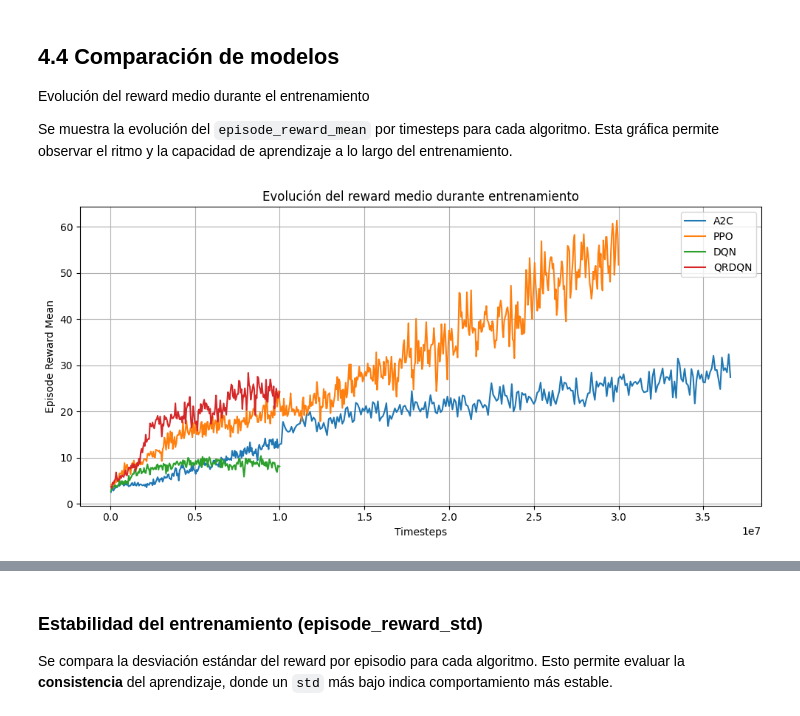
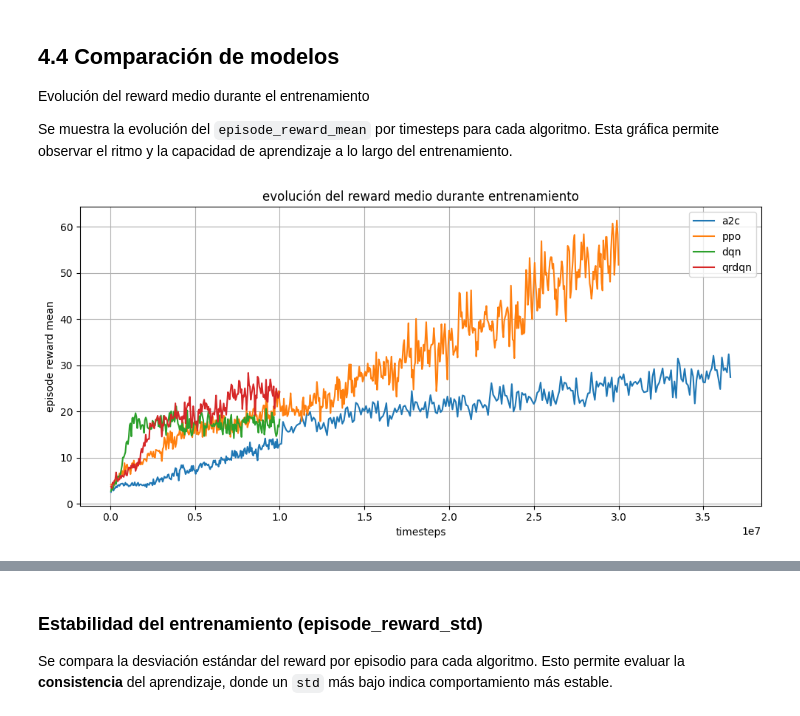
Before and after one commit to Astolfo2332/space_inv_agent, a Jupyter notebook: proyecto_practico.ipynb, the cells around one changed output, grey strips where cells are left out. Drawn from its saved outputs; the diff is of its cells as text; code cells hidden in the pictures.

Commit message:
feat(notebook): adición de conclusiones
- Mejora en conclusiones.
- Adición de busqueda de hiperparametros.
- Mejor comparación con test

```diff
--- a/proyecto_practico.ipynb
+++ b/proyecto_practico.ipynb
@@ -1277,8 +1412,8 @@ def concatenar_runs(run_ids, metric_names):
 # %% [markdown]
 Así con una aproximación inicial de 10 M de timesteps, se entrenan modelos de DQN, QRDQN, A2C y PPO con los siguientes hiperparámetros:
 # %%
-dqn_run_id = "914f23523dcf4539966b840d8b4d6955"
-df_dqn_concat = concatenar_runs([dqn_run_id], ["episode_reward_mean", "episode_reward_std", "test_reward"])
+dqn_run_id = "0955c0e073e54ca58b126c8d209dd4b9"
+df_dqn_concat = concatenar_runs([dqn_run_id], ["episode_reward_mean", "episode_reward_std", "test_reward", "test_reward_std"])
 hiper_params = get_hiperparameters(dqn_run_id)
 
 print("Hiperparámetros del modelo DQN:")
@@ -1312,7 +1447,7 @@ Y en el caso de DQN a diferencia del artículo principal (Mnih et al., 2015) se
 # %%
 # --- QRDQN (una única run) ---
 qrdqn_run_id = "78cd4d25f19e4ed996d0d864f1969eb4"
-df_qrdqn_concat = concatenar_runs([qrdqn_run_id], ["episode_reward_mean", "episode_reward_std", "test_reward"])
+df_qrdqn_concat = concatenar_runs([qrdqn_run_id], ["episode_reward_mean", "episode_reward_std", "test_reward", "test_reward_std"])
 hiper_params = get_hiperparameters(qrdqn_run_id)
 
 print("Hiperparámetros del modelo QRDQN:")
@@ -1346,7 +1481,7 @@ ppo_run_ids = [
     "fcb164f883fe4ab2ad719a0fe176d493"   # 17.5M a 29.7M
 ]
 
-df_ppo_concat = concatenar_runs(ppo_run_ids, ["episode_reward_mean", "episode_reward_std", "test_reward"])
+df_ppo_concat = concatenar_runs(ppo_run_ids, ["episode_reward_mean", "episode_reward_std", "test_reward", "test_reward_std"])
 
 hiper_params = get_hiperparameters(ppo_run_ids[0])
 print("Hiperparámetros del modelo PPO:")
@@ -1383,7 +1518,7 @@ a2c_run_ids = [
     "f445012c13154edcbadfe3ed0f7187ef"   # 16.6M a 36.6M
 ]
 
-df_a2c_concat = concatenar_runs(a2c_run_ids, ["episode_reward_mean", "episode_reward_std", "test_reward"])
+df_a2c_concat = concatenar_runs(a2c_run_ids, ["episode_reward_mean", "episode_reward_std", "test_reward", "test_reward_std"])
 hiper_params = get_hiperparameters(a2c_run_ids[0])
 
 print("Hiperparámetros del modelo A2C:")
@@ -1421,17 +1558,17 @@ Evolución del reward medio durante el entrenamiento
 Se muestra la evolución del `episode_reward_mean` por timesteps para cada algoritmo. Esta gráfica permite observar el ritmo y la capacidad de aprendizaje a lo largo del entrenamiento.
 # %%
 plt.figure(figsize=(10, 5))
-plt.plot(df_a2c_concat["step"], df_a2c_concat["episode_reward_mean"], label="A2C")
-plt.plot(df_ppo_concat["step"], df_ppo_concat["episode_reward_mean"], label="PPO")
-plt.plot(df_dqn_concat["step"], df_dqn_concat["episode_reward_mean"], label="DQN")
-plt.plot(df_qrdqn_concat["step"], df_qrdqn_concat["episode_reward_mean"], label="QRDQN")
+plt.plot(df_a2c_concat["step"], df_a2c_concat["episode_reward_mean"], label="a2c")
+plt.plot(df_ppo_concat["step"], df_ppo_concat["episode_reward_mean"], label="ppo")
+plt.plot(df_dqn_concat["step"], df_dqn_concat["episode_reward_mean"], label="dqn")
+plt.plot(df_qrdqn_concat["step"], df_qrdqn_concat["episode_reward_mean"], label="qrdqn")
 
-plt.xlabel("Timesteps")
-plt.ylabel("Episode Reward Mean")
-plt.title("Evolución del reward medio durante entrenamiento")
+plt.xlabel("timesteps")
+plt.ylabel("episode reward mean")
+plt.title("evolución del reward medio durante entrenamiento")
 plt.legend()
 plt.grid()
 plt.tight_layout()
 plt.show()
 # %% [output]
-[figure, old version]
+[figure, new version]
```
Also changed, not shown: parts of 46 cells of this notebook, 4 other files.
